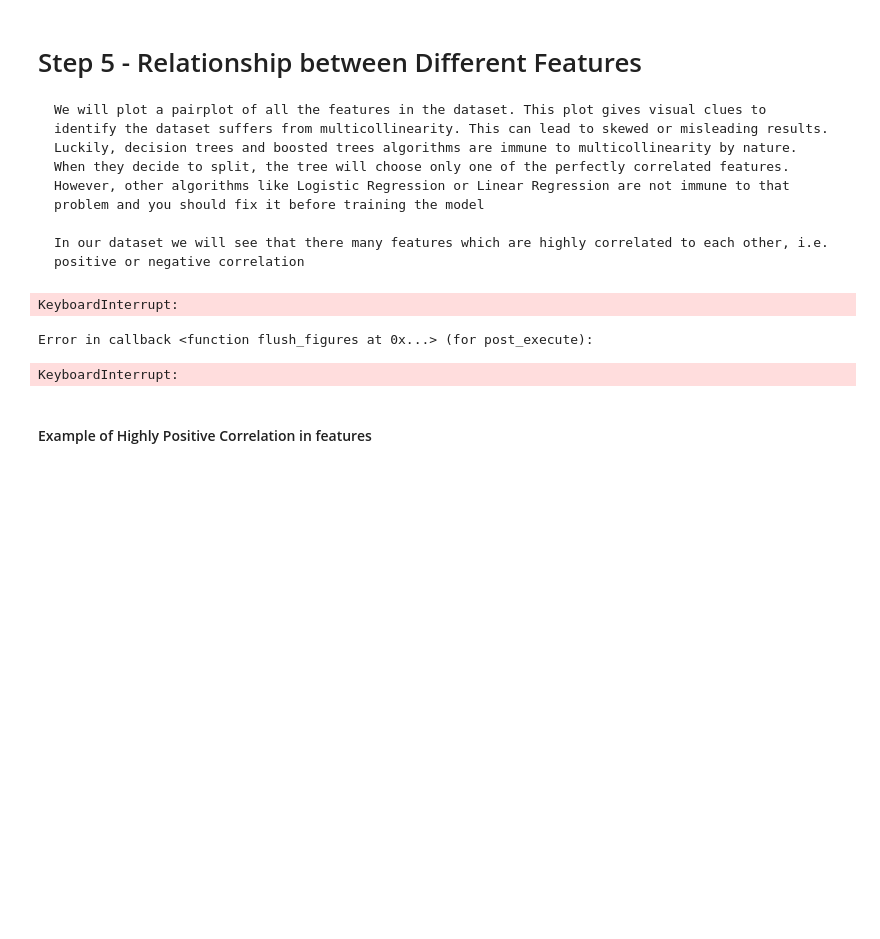
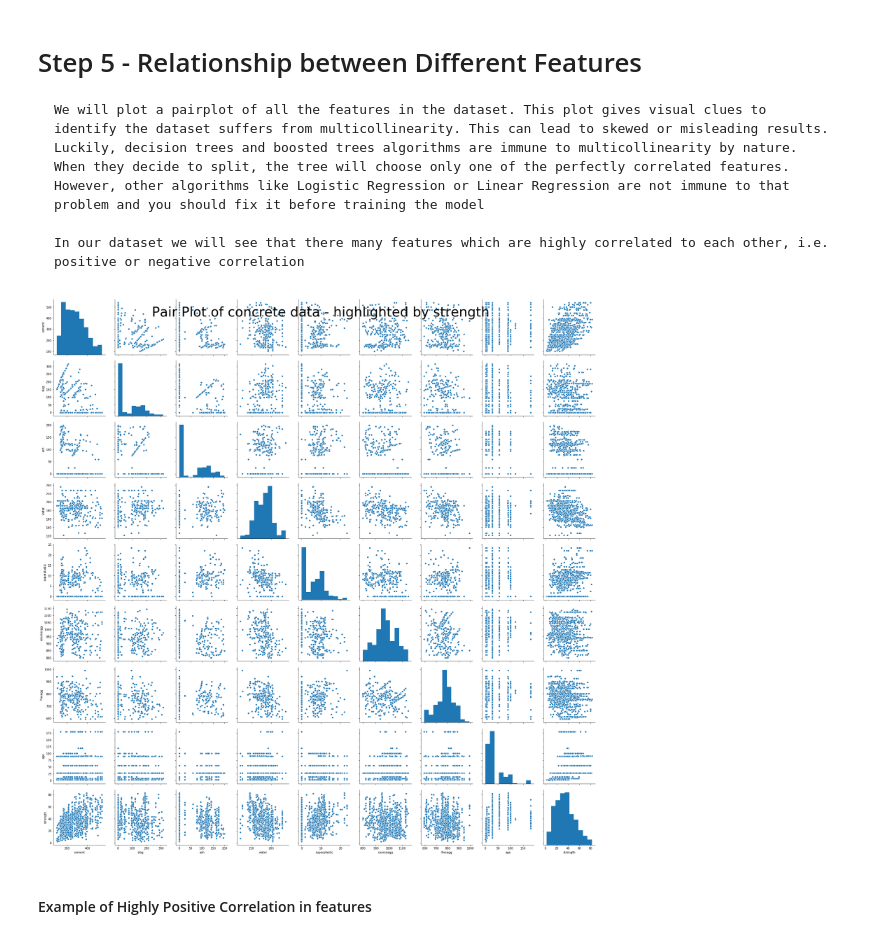
Before and after one commit to rsjain1978/concrete-data-analysis-modelling, a Jupyter notebook: eda.ipynb, the cells around one changed output. Saved outputs shown, nothing was run; the diff lists cells and outputs as text; code cells hidden in the pictures; blank space fills up the shorter version.

Commit message:
fixed issue with pairplot

```diff
--- a/eda.ipynb
+++ b/eda.ipynb
@@ -233,12 +233,10 @@ for col in data_orig.columns:
 
     In our dataset we will see that there many features which are highly correlated to each other, i.e. positive or negative correlation
 # %%
-sns.pairplot(data_orig, hue='strength',size=4)
+sns.pairplot(data_orig, hue=None,height=3)
 plt.suptitle('Pair Plot of concrete data - highlighted by strength', size = 46);
 # %% [output]
-KeyboardInterrupt:
-Error in callback <function flush_figures at 0x...> (for post_execute):
-KeyboardInterrupt:
+[figure, added]
 # %% [markdown]
 #### Example of Highly Positive Correlation in features
 # %%
```
Also changed, not shown: parts of 2 cells of this notebook.
